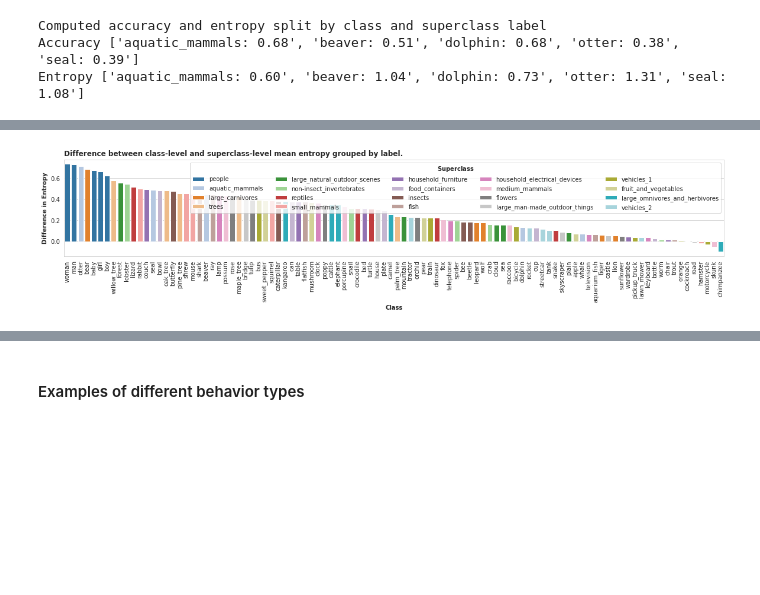
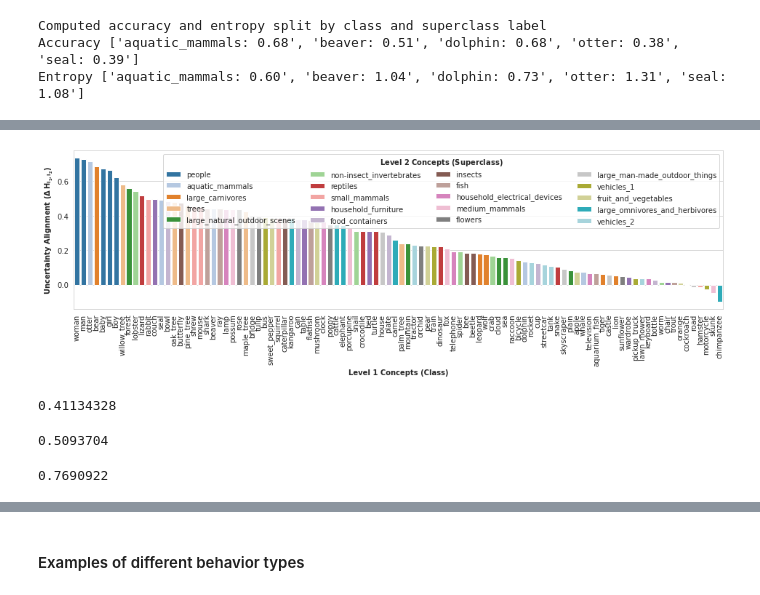
Before and after one commit to mitvis/abstraction-alignment, a Jupyter notebook: cifar_abstraction_alignment.ipynb, the cells around one changed output, grey strips where cells are left out. Saved outputs shown, nothing was run; the diff lists cells and outputs as text; code cells hidden in the pictures; blank space fills up the shorter version.

```diff
--- a/cifar_abstraction_alignment.ipynb
+++ b/cifar_abstraction_alignment.ipynb
@@ -281,28 +277,39 @@ plt.savefig('cifar_acc_diff.pdf', bbox_inches='tight')
 # %%
 # Plot change in entropy per class
 change_in_entropy = {}
 for class_name in cifar_metadata.CLASS_LABELS:
     superclass_name = cifar_metadata.CLASS_TO_SUPERCLASS[class_name]
     change_in_entropy[class_name] = grouped_mean_entropy[class_name] - grouped_mean_entropy[superclass_name]
 
-order = sorted(cifar_metadata.CLASS_LABELS, key=lambda k: change_in_entropy[k], reverse=True)
+ent_order = sorted(cifar_metadata.CLASS_LABELS, key=lambda k: change_in_entropy[k], reverse=True)
 
-df = pd.DataFrame.from_dict({
-    'class': order,
-    'superclass': [cifar_metadata.CLASS_TO_SUPERCLASS[c] for c in order],
-    'change_in_entropy': [change_in_entropy[x] for x in order],
+ent_df = pd.DataFrame.from_dict({
+    'class': ent_order,
+    'superclass': [cifar_metadata.CLASS_TO_SUPERCLASS[c] for c in ent_order],
+    'change_in_entropy': [change_in_entropy[x] for x in ent_order],
 })
-fig, axes = plt.subplots(nrows=1, ncols=1, figsize=(20, 3))
-ax = sns.barplot(df, x='class', y='change_in_entropy',
+fig, axes = plt.subplots(nrows=1, ncols=1, figsize=(16, 4))
+ax = sns.barplot(ent_df, x='class', y='change_in_entropy',
                  hue='superclass',
                  dodge=False,
                  palette='tab20',
                  ax=axes)
-plt.legend(loc="upper right", ncol=5, title='$\\bf{Superclass Label}$')
-plt.xlabel('Class Label', fontweight='bold')
-plt.ylabel('Difference in Entropy', fontweight='bold')
-plt.title('Difference between class-level and superclass-level mean entropy grouped by label.', loc='left', fontweight='bold')
+plt.legend(loc="upper right", ncol=4, title='$\\bf{Level}$ $\\bf{2}$ $\\bf{Concepts}$ $\\bf{(Superclass)}$')
+plt.xlabel('Level 1 Concepts (Class)', fontweight='bold')
+plt.ylabel('Uncertainty Alignment ($\\bf{\Delta\, H_{l_1,l_2}}$)', fontweight='bold')
+# plt.title('Difference between class-level and superclass-level mean entropy grouped by label.', loc='left', fontweight='bold')
 plt.xticks(rotation=90);
-plt.savefig('cifar_entropy_diff.pdf', bbox_inches='tight')
 # %% [output]
-[figure, old version]
+[figure, new version]
+# %%
+grouped_mean_entropy['chimpanzee']
+# %% [output]
+0.41134328
+# %%
+grouped_mean_entropy['large_omnivores_and_herbivores']
+# %% [output]
+0.5093704
+# %%
+grouped_mean_entropy['camel']
+# %% [output]
+0.7690922
```
Also changed, not shown: parts of 5 cells of this notebook.
